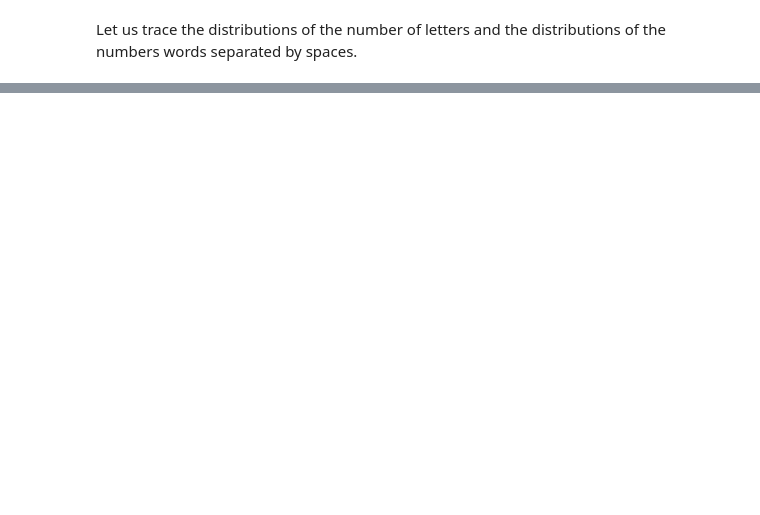
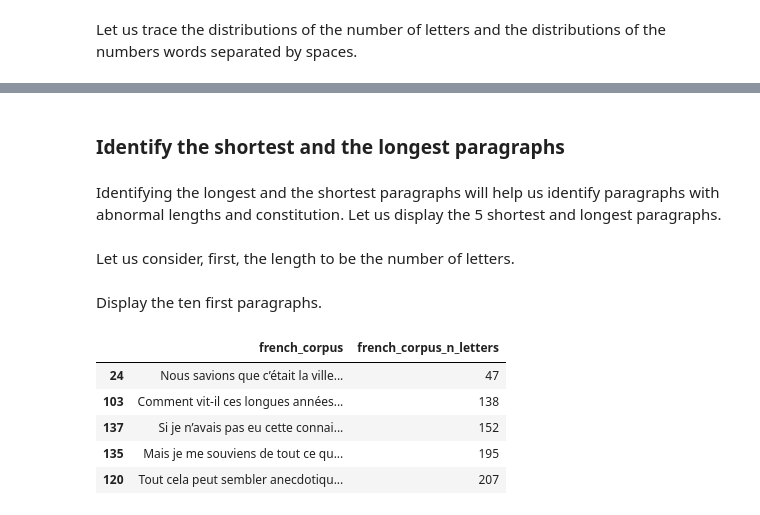
Before and after one commit to Oumar199/Wolof_traduction, a Jupyter notebook: text_processing1.ipynb, the cells around one changed output, grey strips where cells are left out. Drawn from its saved outputs; the diff is of its cells as text; code cells hidden in the pictures; blank space fills up the shorter version.

Commit message:
lengths investigations and more contexts
Former-commit-id: 8ee85b8832dfb0ddd5a2c7d9eed1020a4f1046f7

```diff
--- a/text_processing1.ipynb
+++ b/text_processing1.ipynb
@@ -150,0 +156,32 @@ We have the same tendency both for the number of letters and for the number of w
+# %% [markdown]
+### Identify the shortest and the longest paragraphs
+# %% [markdown]
+Identifying the longest and the shortest paragraphs will help us identify paragraphs with abnormal lengths and constitution. Let us display the 5 shortest and longest paragraphs.
+# %% [markdown]
+Let us consider, first, the length to be the number of letters.
+# %%
+# let us sort the corpora by number of letters
+sorted_corpora_french1 = corpora.sort_values(by="french_corpus_n_letters")[['french_corpus', 'french_corpus_n_letters']]
+
+sorted_corpora_wolof1 = corpora.sort_values(by="wolof_corpus_n_letters")[['wolof_corpus', 'wolof_corpus_n_letters']]
+
+# let us recuperate the top 10s
+top_french_corpora = sorted_corpora_french1.head()
+
+top_wolof_corpora = sorted_corpora_wolof1.head()
+
+# let us recuperate the bottom 10s
+bot_french_corpora = sorted_corpora_french1.tail()
+
+bot_wolof_corpora = sorted_corpora_wolof1.tail()
+# %% [markdown]
+Display the ten first paragraphs.
+# %%
+top_french_corpora
+# %% [output]
+|  | french_corpus | french_corpus_n_letters |
+| 24 | Nous savions que c’était la ville... | 47 |
+| 103 | Comment vit-il ces longues années... | 138 |
+| 137 | Si je n’avais pas eu cette connai... | 152 |
+| 135 | Mais je me souviens de tout ce qu... | 195 |
+| 120 | Tout cela peut sembler anecdotiqu... | 207 |
```
Also changed, not shown: parts of 40 cells of this notebook, 4 other files.
